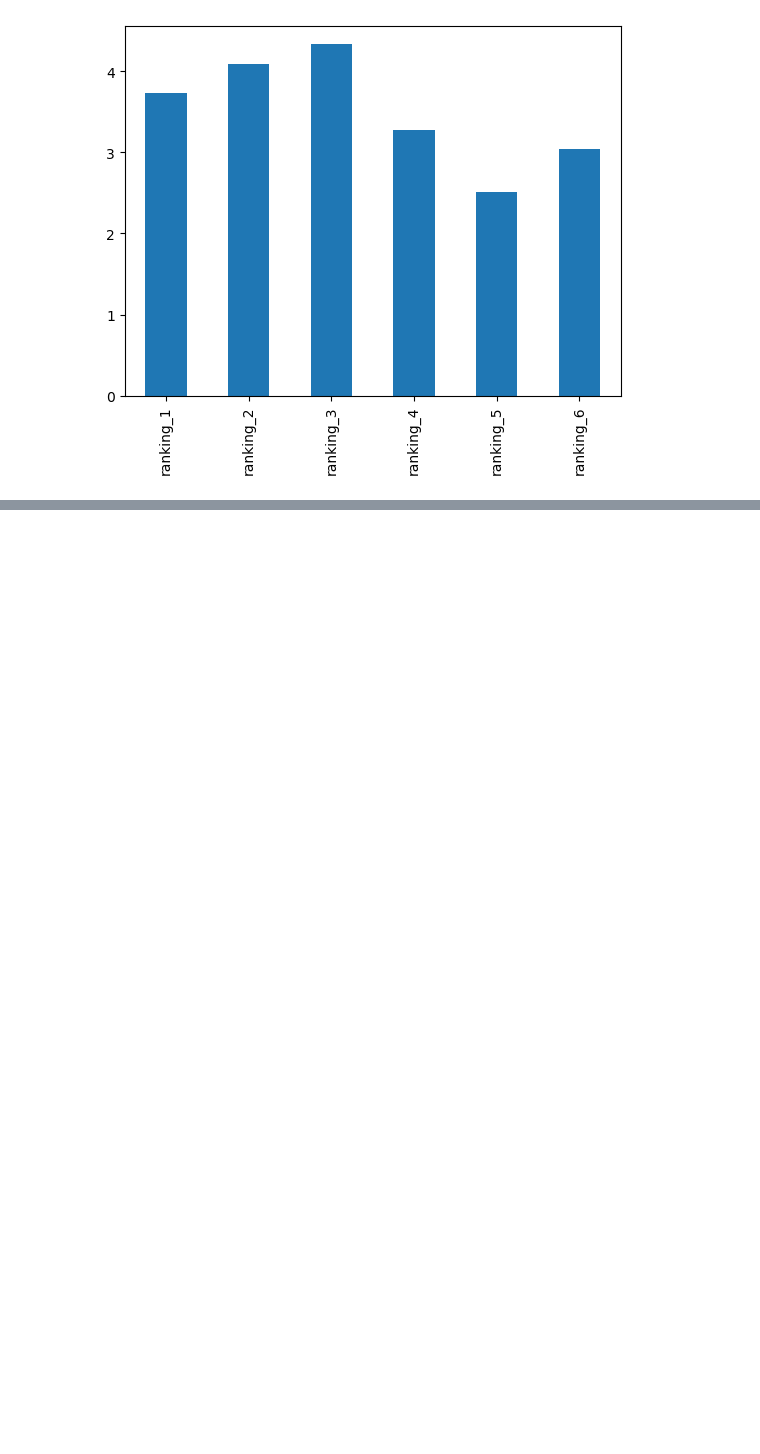
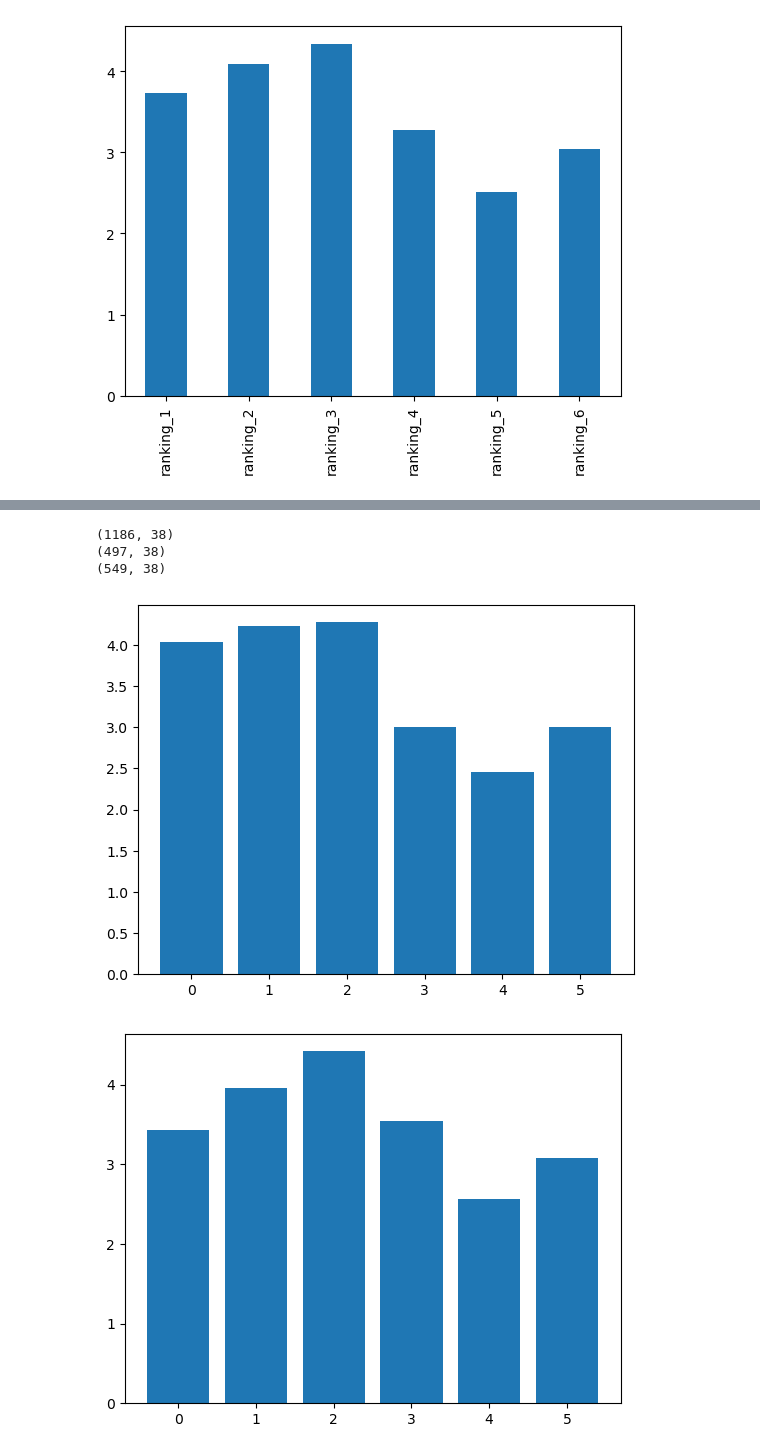
Before and after one commit to rabobahago/data_analytics_projects, a Jupyter notebook: star_wars_survey/main.ipynb, the cells around one changed output, grey strips where cells are left out. Drawn from its saved outputs; the diff is of its cells as text; code cells hidden in the pictures; blank space fills up the shorter version.

```diff
--- a/star_wars_survey/main.ipynb
+++ b/star_wars_survey/main.ipynb
@@ -149,0 +168,21 @@ star_wars[star_wars.columns[9:15]].mean().plot.bar();
+# %%
+print(star_wars.shape)
+males = star_wars[star_wars["Gender"] == "Male"]
+females = star_wars[star_wars["Gender"] == "Female"]
+print(males.shape)
+print(females.shape)
+# %% [output]
+(1186, 38)
+(497, 38)
+(549, 38)
+# %%
+import matplotlib.pyplot as plt
+
+plt.bar(range(6), males[males.columns[9:15]].mean())
+plt.show()
+
+plt.bar(range(6), females[females.columns[9:15]].mean())
+plt.show()
+# %% [output]
+[figure, added]
+[figure, added]
```
Also changed, not shown: parts of 5 cells of this notebook.
